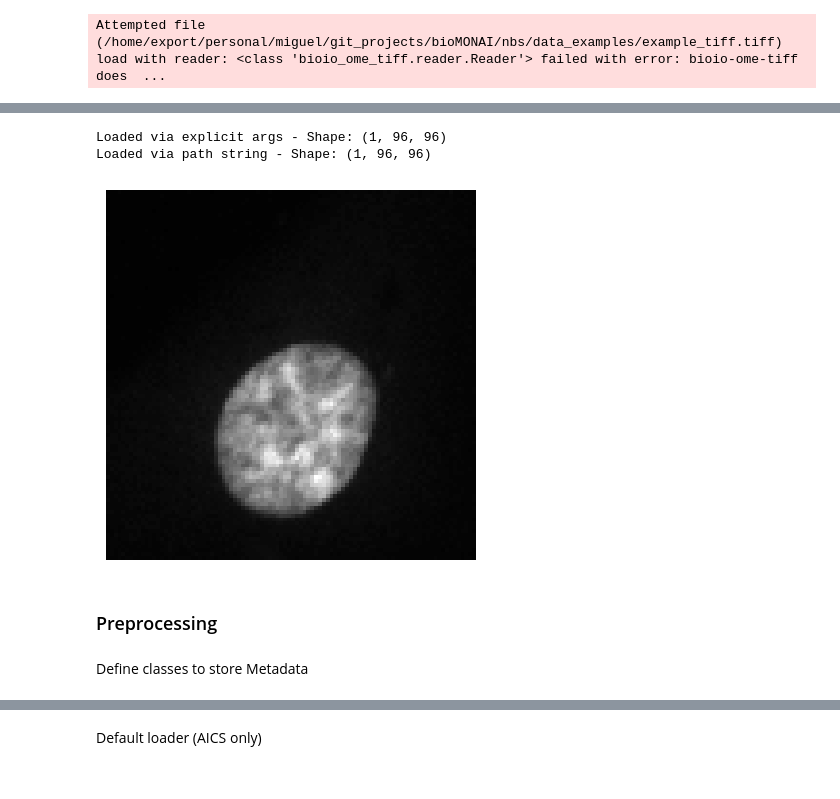
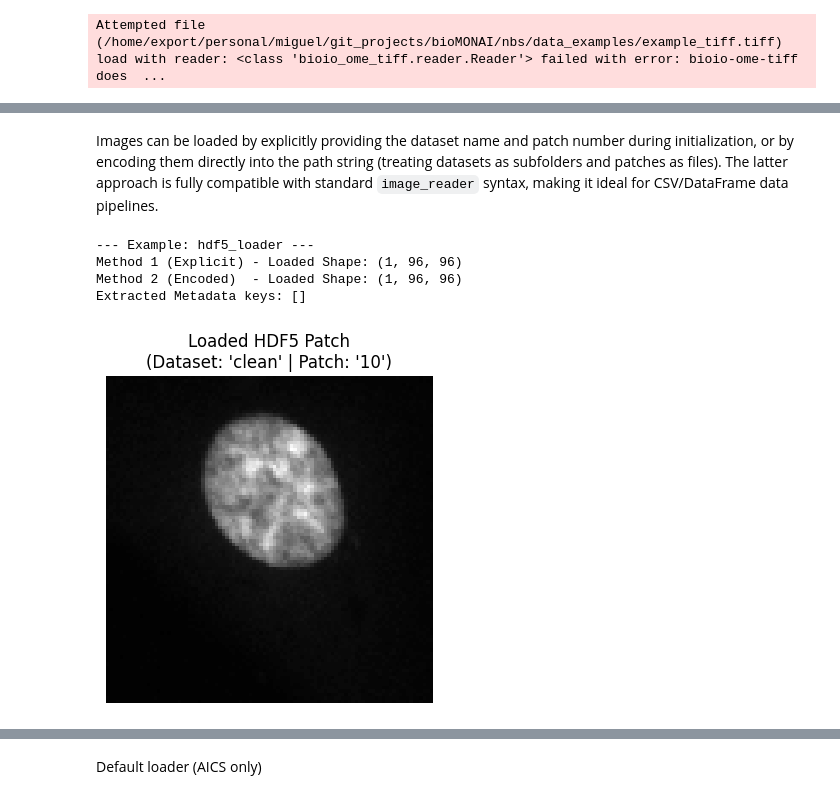
Before and after one commit to deepCLEM/bioMONAI, a Jupyter notebook: nbs/010_io.ipynb, the cells around one changed output, grey strips where cells are left out. Cells and saved outputs as stored; diff of their text form; code cells hidden in the pictures.

Commit message:
010_io.ipynb:     * Added class and external methods parameter documentation.     * Visual examples where appropriate.

```diff
--- a/nbs/010_io.ipynb
+++ b/nbs/010_io.ipynb
@@ -577,23 +963,3 @@ def _bioio_metadata(image, path=None, layout=None, metadata="summary", skip=None
         path=path,
         layout=layout,
     ).to_dict()
-# %%
-import warnings
-
-# Example: Extracting metadata with the public API
-try:
-    # Suppress harmless warnings for clean documentation output
-    with warnings.catch_warnings():
-        warnings.simplefilter("ignore")
-
-        aics_img = AICSImage('./data_examples/example_tiff.tiff')
-
-        # 1. Lightweight metadata summary using the public class
-        meta_summary = BioImageMetadata.from_bioimage(aics_img, path='./data_examples/example_tiff.tiff', layout="CZYX")
-        print(f"Summary generated. Main keys: {list(meta_summary.to_dict().keys())[:5]}...")
-
-        # 2. Full extraction (opt-in) of all attributes
-        full_meta = get_aics_metadata(aics_img)
-        print(f"Full metadata generated. Contains 'dims'?: {'dims' in full_meta}")
-except Exception:
-    pass
@@ -1009,27 +1650,47 @@ Images can be loaded by explicitly providing the dataset name and patch number d
+# %% [markdown]
+Images can be loaded by explicitly providing the dataset name and patch number during initialization, or by encoding them directly into the path string (treating datasets as subfolders and patches as files). The latter approach is fully compatible with standard `image_reader` syntax, making it ideal for CSV/DataFrame data pipelines.
 # %%
 # Example: HDF5 Image Loading Methods
-from bioMONAI.visualize import show_image
+import matplotlib.pyplot as plt
+from monai.data import MetaTensor
+
+print("--- Example: hdf5_loader ---")
 
 # Method 1: Explicit Initialization
 file_path = './data_examples/0450_1.hdf5'
 dataset_name = 'clean'
 patch_num = '10'
 
-im_explicit, meta_explicit, _ = hdf5_loader(dataset=dataset_name, patch=patch_num)(file_path)
-print(f"Loaded via explicit args - Shape: {im_explicit.shape}")
-# show_image(im_explicit[0]) # Uncomment to visualize
+loader_explicit = hdf5_loader(dataset=dataset_name, patch=patch_num)
+im_explicit, meta_explicit, affine = loader_explicit(file_path)
+print(f"Method 1 (Explicit) - Loaded Shape: {im_explicit.shape}")
 
 # Method 2: Encoded Path String
 encoded_path = f"{file_path}/{dataset_name}/{patch_num}"
-im_encoded, meta_encoded, _ = hdf5_loader()(encoded_path)
-print(f"Loaded via path string - Shape: {im_encoded.shape}")
+loader_encoded = hdf5_loader()
+im_encoded, meta_encoded, _ = loader_encoded(encoded_path)
+print(f"Method 2 (Encoded)  - Loaded Shape: {im_encoded.shape}")
+print(f"Extracted Metadata keys: {list(meta_encoded.keys())}")
 
-# Visualizing the loaded patch
-show_image(im_encoded[0]) # Uncomment to visualize
+# VISUALIZATION
+try:
+    fig, ax = plt.subplots(1, 1, figsize=(4, 4))
+
+    # im_encoded shape is (C, Y, X) -> (1, 96, 96). Plotting the single channel.
+    ax.imshow(im_encoded[0], cmap='gray')
+    ax.set_title("Loaded HDF5 Patch\n(Dataset: 'clean' | Patch: '10')")
+    ax.axis('off')
+
+    plt.tight_layout()
+    plt.show()
+except Exception as e:
+    print(f"Visualization skipped: {e}")
 # %% [output]
-Loaded via explicit args - Shape: (1, 96, 96)
-Loaded via path string - Shape: (1, 96, 96)
+--- Example: hdf5_loader ---
+Method 1 (Explicit) - Loaded Shape: (1, 96, 96)
+Method 2 (Encoded)  - Loaded Shape: (1, 96, 96)
+Extracted Metadata keys: []
-[figure, old version]
+[figure, new version]
 # %%
 #| hide
 from fastcore.test import test_eq
@@ -1056,7 +1717,3 @@ def test_hdf5_loader():
     return "hdf5_loader tests passed"
 
 test_eq(test_hdf5_loader(), "hdf5_loader tests passed")
-# %% [markdown]
-### Preprocessing
-# %% [markdown]
-Define classes to store Metadata
```
Also changed, not shown: parts of 84 cells of this notebook.
